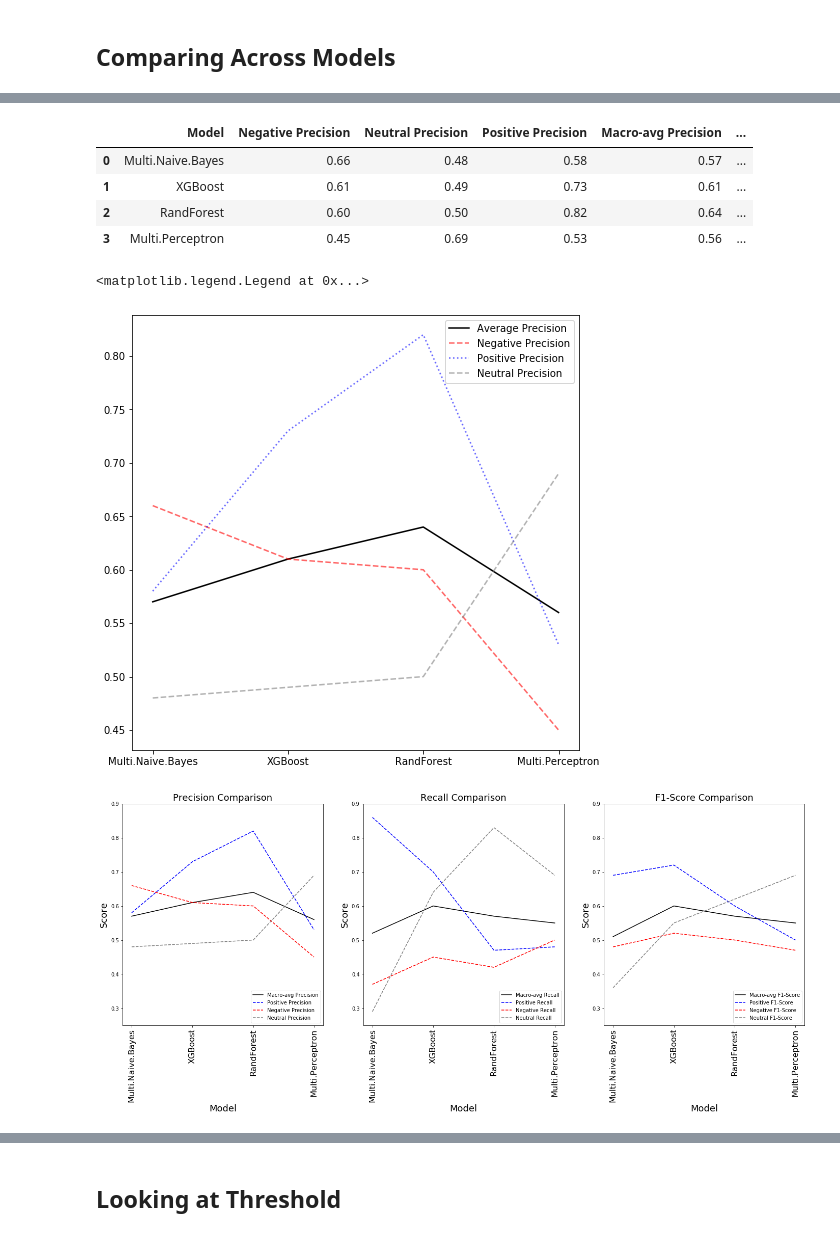
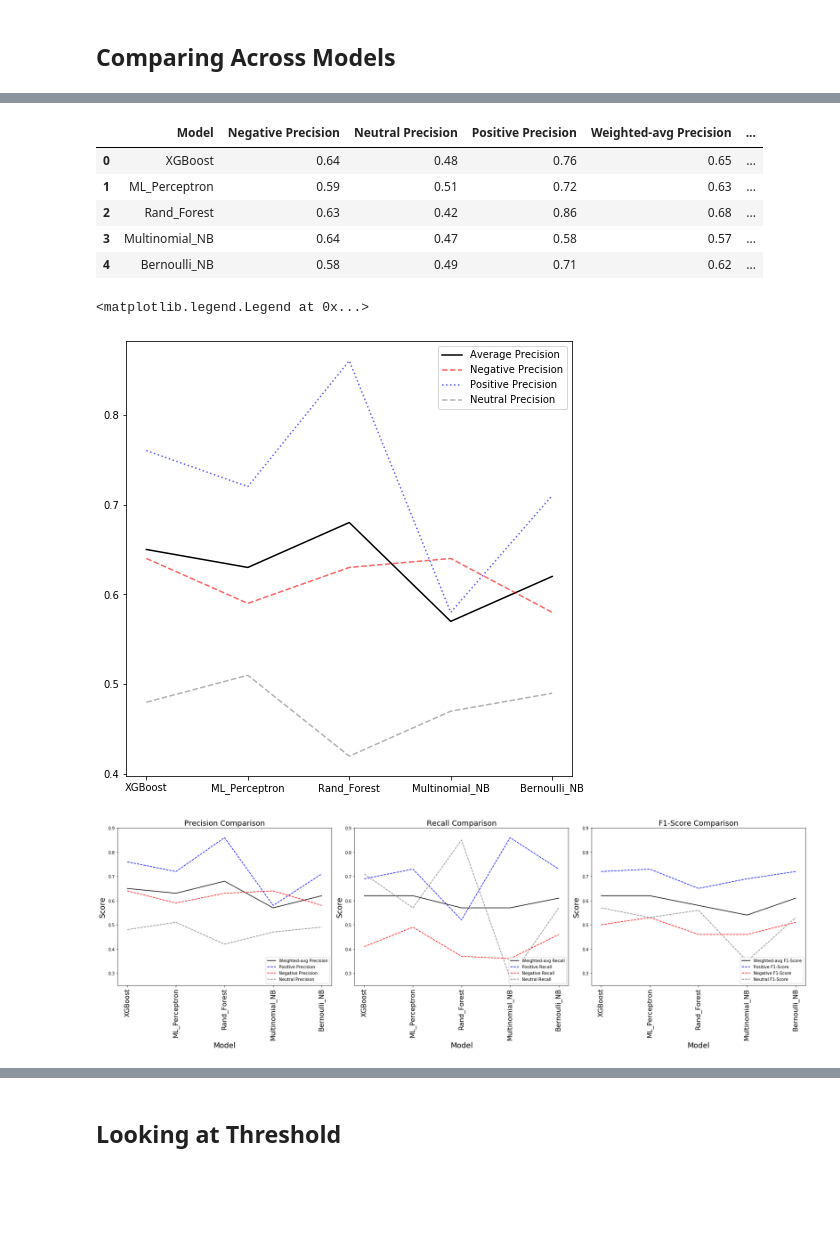
Before and after one commit to jamiewessels/Tone-Detection, a Jupyter notebook: data/results_visualizations.ipynb, the cells around one changed output, grey strips where cells are left out. Drawn from its saved outputs; the diff is of its cells as text; code cells hidden in the pictures; blank space fills up the shorter version.

```diff
--- a/data/results_visualizations.ipynb
+++ b/data/results_visualizations.ipynb
@@ -209,28 +250,29 @@ comp
 # comp = comp[1:] #take the data less the header row
 # comp.columns = new_header
 comp.columns = ['Model',  'Negative Precision',   'Neutral Precision',
-        'Positive Precision', 'Macro-avg Precision',     'Negative Recall',
-            'Neutral Recall',     'Positive Recall',    'Macro-avg Recall',
+        'Positive Precision', 'Weighted-avg Precision',     'Negative Recall',
+            'Neutral Recall',     'Positive Recall',    'Weighted-avg Recall',
          'Negative F1-Score',    'Neutral F1-Score',   'Positive F1-Score',
-        'Macro-avg F1-Score',        'Avg Accuracy', 'ROC AUC Score']
+        'Weighted-avg F1-Score',        'Avg Accuracy', 'ROC AUC Score']
 comp.head()
 # %% [output]
-|  | Model | Negative Precision | Neutral Precision | Positive Precision | Macro-avg Precision | ... |
-| 0 | Multi.Naive.Bayes | 0.66 | 0.48 | 0.58 | 0.57 | ... |
-| 1 | XGBoost | 0.61 | 0.49 | 0.73 | 0.61 | ... |
-| 2 | RandForest | 0.60 | 0.50 | 0.82 | 0.64 | ... |
-| 3 | Multi.Perceptron | 0.45 | 0.69 | 0.53 | 0.56 | ... |
+|  | Model | Negative Precision | Neutral Precision | Positive Precision | Weighted-avg Precision | ... |
+| 0 | XGBoost | 0.64 | 0.48 | 0.76 | 0.65 | ... |
+| 1 | ML_Perceptron | 0.59 | 0.51 | 0.72 | 0.63 | ... |
+| 2 | Rand_Forest | 0.63 | 0.42 | 0.86 | 0.68 | ... |
+| 3 | Multinomial_NB | 0.64 | 0.47 | 0.58 | 0.57 | ... |
+| 4 | Bernoulli_NB | 0.58 | 0.49 | 0.71 | 0.62 | ... |
 # %%
 float_cols = ['Negative Precision',   'Neutral Precision',
-        'Positive Precision', 'Macro-avg Precision',     'Negative Recall',
-            'Neutral Recall',     'Positive Recall',    'Macro-avg Recall',
+        'Positive Precision', 'Weighted-avg Precision',     'Negative Recall',
+            'Neutral Recall',     'Positive Recall',    'Weighted-avg Recall',
          'Negative F1-Score',    'Neutral F1-Score',   'Positive F1-Score',
-        'Macro-avg F1-Score',        'Avg Accuracy', 'ROC AUC Score']
+        'Weighted-avg F1-Score',        'Avg Accuracy', 'ROC AUC Score']
 comp[float_cols] = comp[float_cols].astype(float)
 # %%
 fig, ax = plt.subplots(figsize = (8,8))
 
-ax.plot(comp['Model'], comp['Macro-avg Precision'], color = 'black', label = 'Average Precision')
+ax.plot(comp['Model'], comp['Weighted-avg Precision'], color = 'black', label = 'Average Precision')
 # ax.scatter(comp['Model'], comp['Macro-avg Precision'], color = 'black', label = 'Average Precision')
 ax.plot(comp['Model'], comp['Negative Precision'], color = 'red', label = 'Negative Precision', alpha = 0.6, linestyle='dashed')
 ax.plot(comp['Model'], comp['Positive Precision'], color = 'blue', label = 'Positive Precision', alpha = 0.6, linestyle='dotted')
@@ -241,30 +283,30 @@ ax.legend()
 # ax.scatter(comp['Model'], comp['Macro-avg Precision'], color = 'blue', label = 'Average Precision')
 # %% [output]
 <matplotlib.legend.Legend at 0x...>
-[figure, old version]
+[figure, new version]
 # %%
-groups = ['Macro-avg', 'Positive', 'Negative', 'Neutral']
+groups = ['Weighted-avg', 'Positive', 'Negative', 'Neutral']
 metrics = ['Precision', 'Recall', 'F1-Score']
 cols = ['black', 'blue', 'red', 'gray']
 linestyles = ['solid', 'dashed', 'dashed', 'dashed']
 titles = ['Precision Comparison', 'Recall Comparison', 'F1-Score Comparison']
 
 fig, axs = plt.subplots(1,3, figsize = (24,8))
 
 
 for ax, met, title in zip(axs.flatten(), metrics, titles):
     for gr, col, ls in zip(groups, cols, linestyles):
         ax.plot(comp['Model'], comp[f'{gr} {met}'], color = col, label = f'{gr} {met}', linestyle = ls)
         ax.legend(loc = 4)
         ax.set_xticklabels(comp['Model'],fontsize = 16, rotation = 90)
     ax.set_title(title , fontsize = 18)
     ax.set_ylim(0.25,0.9)
     ax.set_xlabel('Model', fontsize = 18)
     ax.set_ylabel('Score', fontsize = 18)
-
+fig.tight_layout()
 fig.savefig('../images/Model_comparison.jpeg')
 # %% [output]
-[figure, old version]
+[figure, new version]
 # %%
 fig, ax = plt.subplots(1, 2, figsize = (16,8))
 
```
Also changed, not shown: parts of 34 cells of this notebook, 40 other files.
